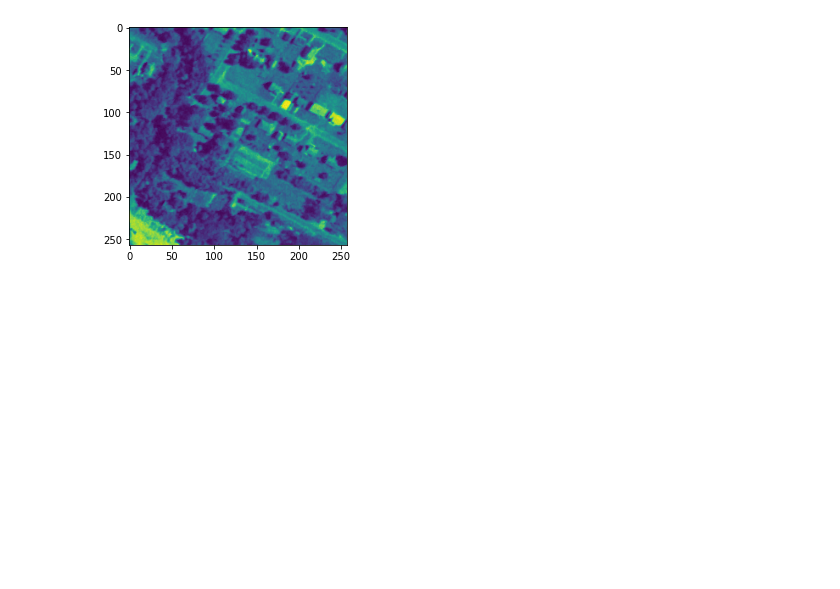
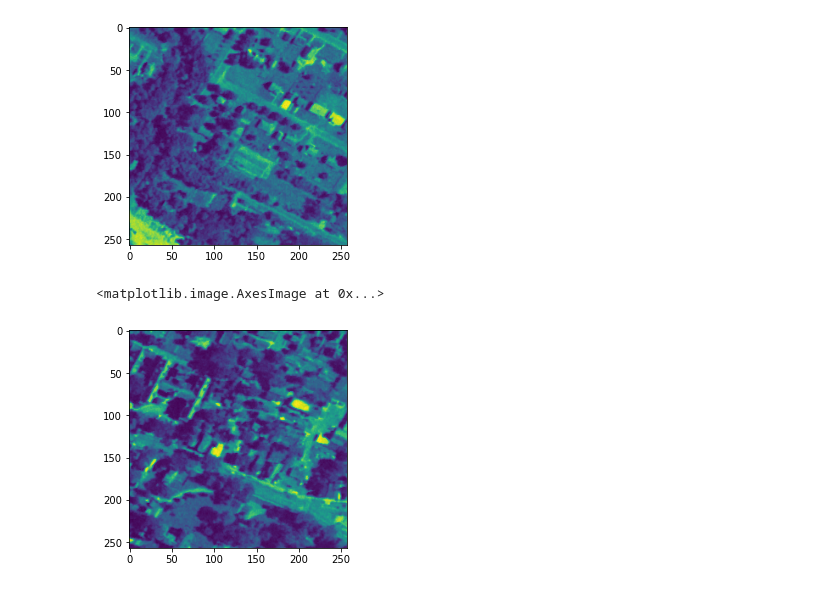
Before and after one commit to kroppheather/utica_mapping, a Jupyter notebook: Training.ipynb, the cells around one changed output. Cells and saved outputs as stored; diff of their text form; code cells hidden in the pictures; blank space fills up the shorter version.

```diff
--- a/Training.ipynb
+++ b/Training.ipynb
@@ -18,3 +18,10 @@ plt.imshow(band.ReadAsArray())
 [figure]
 # %%
 dataset2 = gdal.Open('/content/drive/MyDrive/GIS/utica/u_train/train_2.tif', gdal.GA_ReadOnly)
+# %%
+band2 = dataset2.GetRasterBand(1)
+# %%
+plt.imshow(band2.ReadAsArray())
+# %% [output]
+<matplotlib.image.AxesImage at 0x...>
+[figure, added]
```
